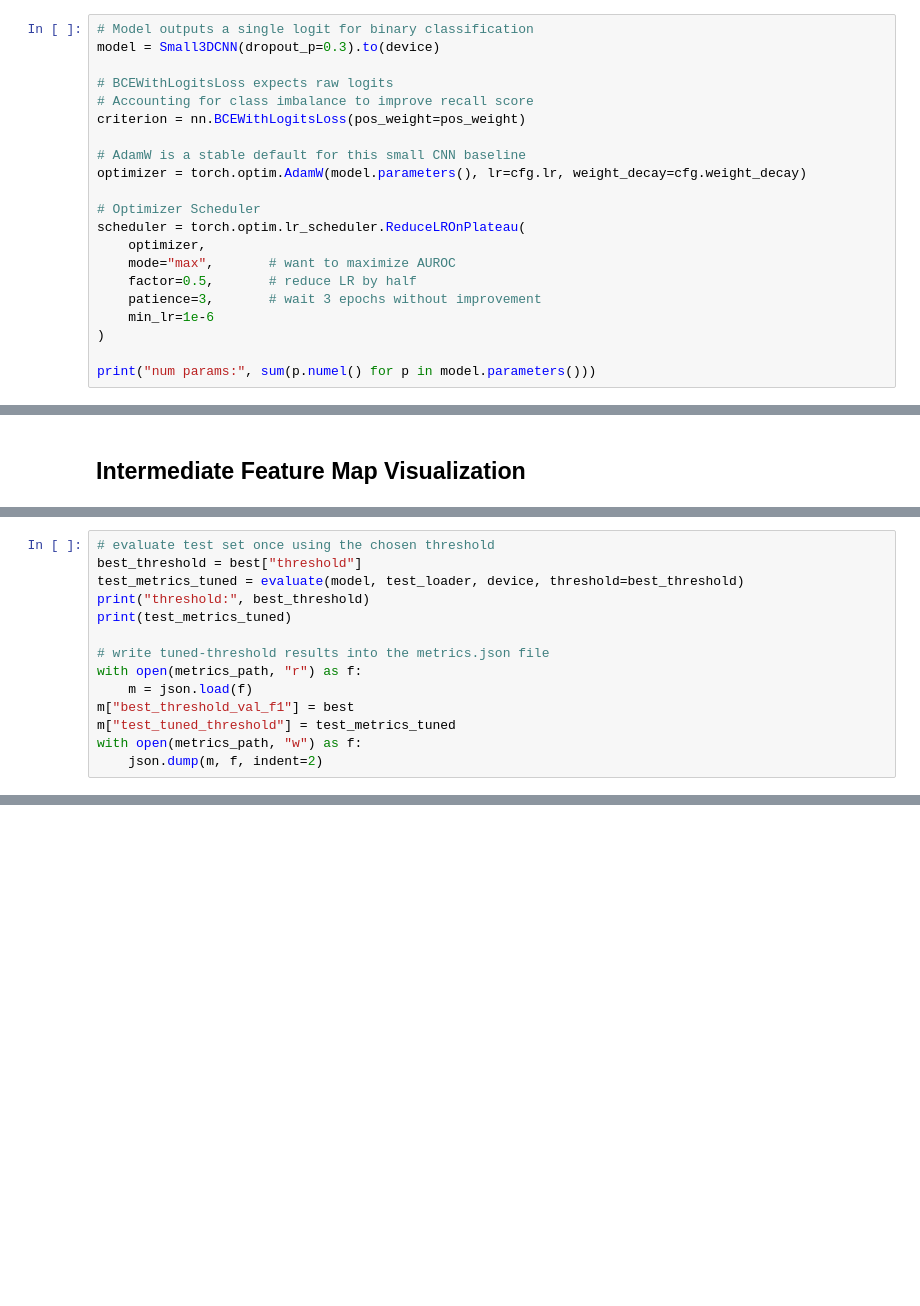
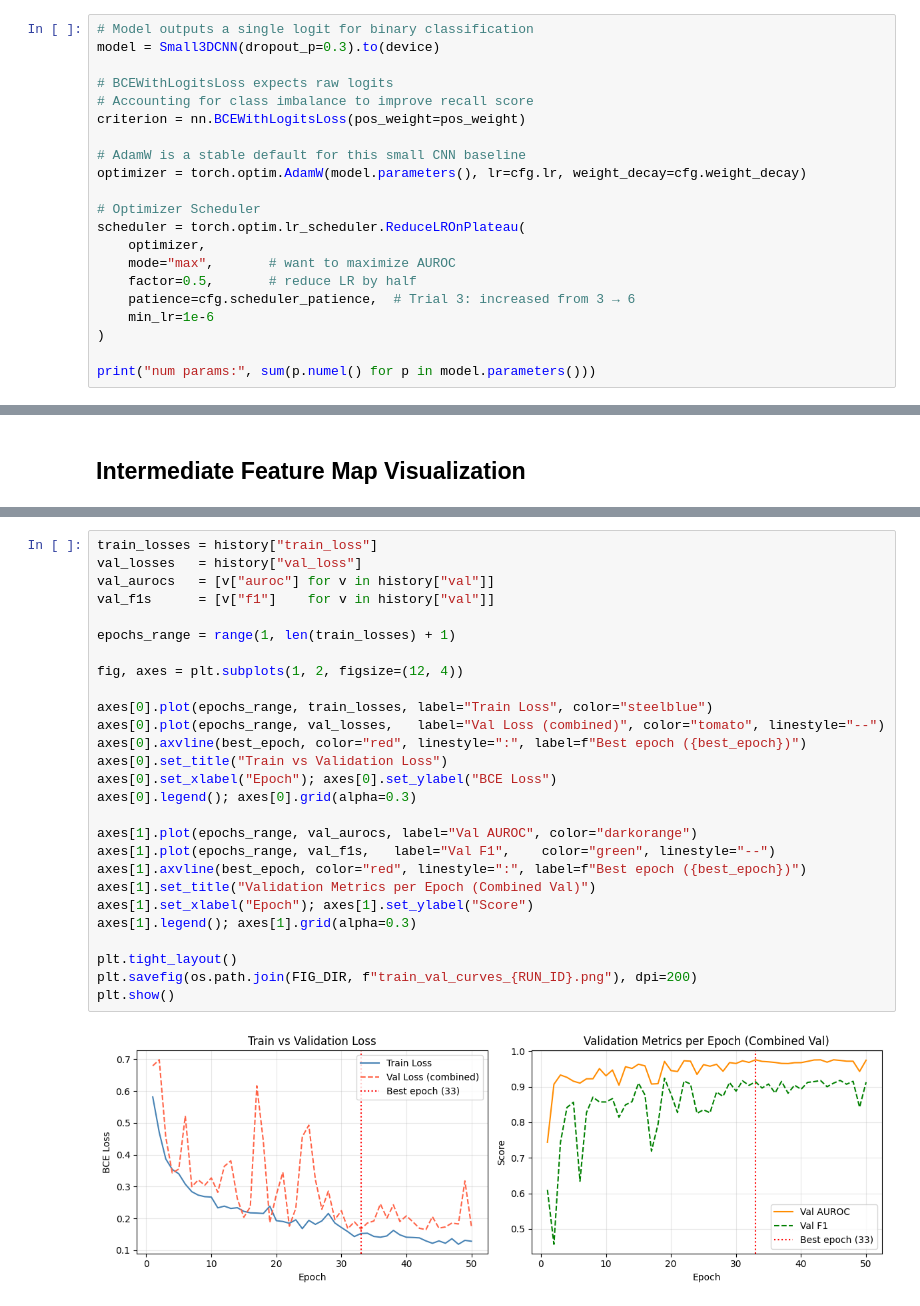
Before and after one commit to eremozdemir/lung-nodule-3d, a Jupyter notebook: notebooks/01_nodulemnist3d.ipynb, the cells around one changed output, grey strips where cells are left out. Cells and saved outputs as stored; diff of their text form; blank space fills up the shorter version.

Commit message:
Trial 3

```diff
--- a/notebooks/01_nodulemnist3d.ipynb
+++ b/notebooks/01_nodulemnist3d.ipynb
@@ -301,7 +409,7 @@ scheduler = torch.optim.lr_scheduler.ReduceLROnPlateau(
     optimizer,
     mode="max",       # want to maximize AUROC
     factor=0.5,       # reduce LR by half
-    patience=3,       # wait 3 epochs without improvement
+    patience=cfg.scheduler_patience,  # Trial 3: increased from 3 → 6
     min_lr=1e-6
 )
 
@@ -616,14 +556,0 @@ best threshold by F1: {'threshold': 0.49999999999999994, 'f1': 0.725, 'recall':
-# %%
-# evaluate test set once using the chosen threshold
-best_threshold = best["threshold"]
-test_metrics_tuned = evaluate(model, test_loader, device, threshold=best_threshold)
-print("threshold:", best_threshold)
-print(test_metrics_tuned)
-
-# write tuned-threshold results into the metrics.json file
-with open(metrics_path, "r") as f:
-    m = json.load(f)
-m["best_threshold_val_f1"] = best
-m["test_tuned_threshold"] = test_metrics_tuned
-with open(metrics_path, "w") as f:
-    json.dump(m, f, indent=2)
@@ -727,0 +597,29 @@ plt.show()
+# %%
+train_losses = history["train_loss"]
+val_losses   = history["val_loss"]
+val_aurocs   = [v["auroc"] for v in history["val"]]
+val_f1s      = [v["f1"]    for v in history["val"]]
+
+epochs_range = range(1, len(train_losses) + 1)
+
+fig, axes = plt.subplots(1, 2, figsize=(12, 4))
+
+axes[0].plot(epochs_range, train_losses, label="Train Loss", color="steelblue")
+axes[0].plot(epochs_range, val_losses,   label="Val Loss (combined)", color="tomato", linestyle="--")
+axes[0].axvline(best_epoch, color="red", linestyle=":", label=f"Best epoch ({best_epoch})")
+axes[0].set_title("Train vs Validation Loss")
+axes[0].set_xlabel("Epoch"); axes[0].set_ylabel("BCE Loss")
+axes[0].legend(); axes[0].grid(alpha=0.3)
+
+axes[1].plot(epochs_range, val_aurocs, label="Val AUROC", color="darkorange")
+axes[1].plot(epochs_range, val_f1s,   label="Val F1",    color="green", linestyle="--")
+axes[1].axvline(best_epoch, color="red", linestyle=":", label=f"Best epoch ({best_epoch})")
+axes[1].set_title("Validation Metrics per Epoch (Combined Val)")
+axes[1].set_xlabel("Epoch"); axes[1].set_ylabel("Score")
+axes[1].legend(); axes[1].grid(alpha=0.3)
+
+plt.tight_layout()
+plt.savefig(os.path.join(FIG_DIR, f"train_val_curves_{RUN_ID}.png"), dpi=200)
+plt.show()
+# %% [output]
+[figure, added]
```
Also changed, not shown: parts of 36 cells of this notebook, 13 other files.
